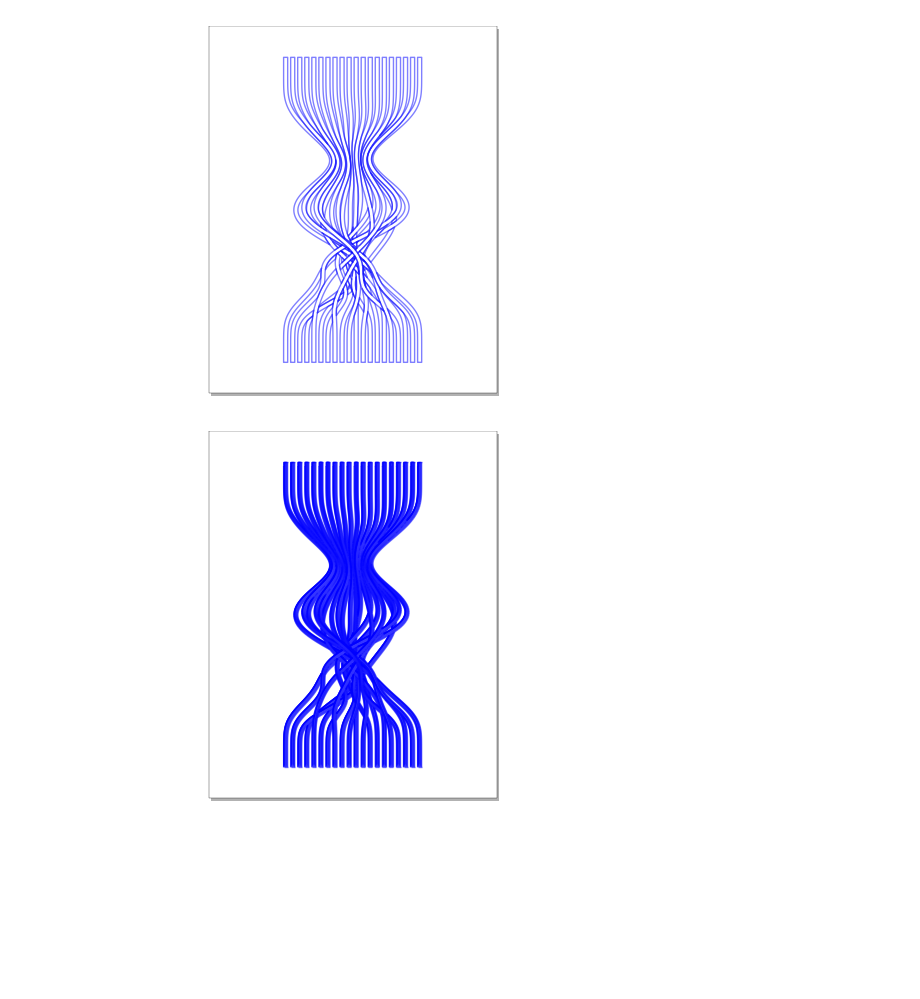
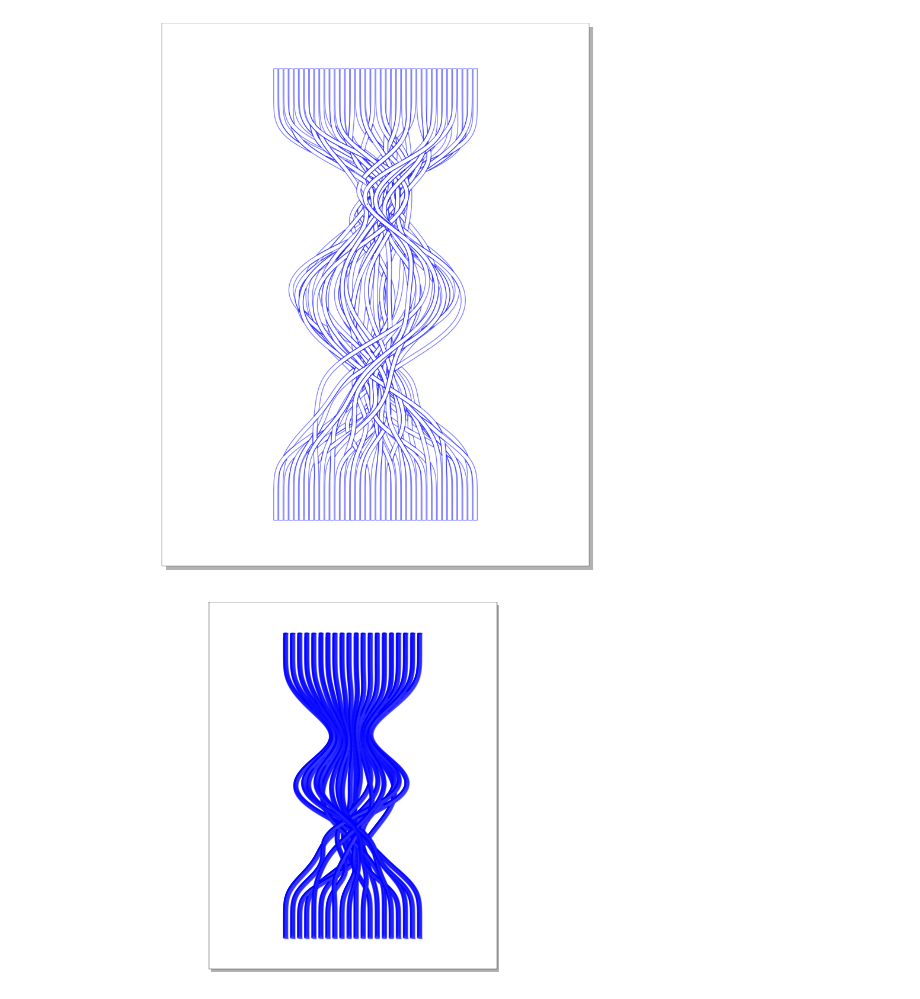
Before and after one commit to ANaka/brr, a Jupyter notebook: projects/dashing/dashing/20230401_weave.ipynb, the cells around one changed output. Saved outputs shown, nothing was run; the diff lists cells and outputs as text; code cells hidden in the pictures; blank space fills up the shorter version.

```diff
--- a/projects/dashing/dashing/20230401_weave.ipynb
+++ b/projects/dashing/dashing/20230401_weave.ipynb
@@ -60,7 +60,7 @@ des_xrange = (des_xmin, des_xmax)
 
 init_rel_xs = np.linspace(0, 1, n_lines)
 # %%
-def get_ctrl_pts(x):
+def get_ctrl_pts(x,):
     xs = [
         np.interp(x, [0, 1], [0, 1],),
         np.interp(x, [0, 1], [0, 1],),
@@ -76,26 +76,28 @@ def get_ctrl_pts(x):
         np.interp(x, [0, 1], [0, 1],),
         np.interp(x, [0, 1], [0, 1],),
 
-        np.interp(x, [0, 0.8], [0.2, 0.8],),
-        np.interp(x, [0, 0.8], [0.2, 0.8],),
-        np.interp(x, [0, 0.8], [0.2, 0.8],),
-        np.interp(x, [0.2, 1.2], [0.2, 0.8],),
-        np.interp(x, [0.2, 1.2], [0.2, 0.8],),
-        np.interp(x, [0.2, 1.2], [0.2, 0.8],),
-        np.interp(x, [0.3, 1.3],  [0.7, 0.2],),
-        np.interp(x, [0.3, 1.3],  [0.7, 0.2],),
-        np.interp(x, [0.3, 1.3],  [0.7, 0.2],),
-        np.interp(x, [0., 1.2], [0.2, 0.9],),
-        np.interp(x, [0., 1.2], [0.2, 0.9],),
-        np.interp(x, [0., 1.2], [0.2, 0.9],),
-        np.interp(x, [0, 1], [0, 1],),
-        np.interp(x, [0, 1], [0, 1],),
-        np.interp(x, [0, 1], [0, 1],),
+        np.random.uniform(-1, 2),
+        np.random.uniform(0, 2),
+        np.random.uniform(0, 2),
+        np.interp(x, [0, 1], [1, 0],),
+        np.random.uniform(0, 1),
+        np.random.uniform(0, 1),
+        np.random.uniform(0, 1),
+        np.interp(x, [0, 1], [1, 0],),
+        np.random.uniform(0, 1),
+        np.random.uniform(0, 1),
+        np.random.uniform(0, 1),
 
         np.interp(x, [0, 1], [0, 1],),
         np.interp(x, [0, 1], [0, 1],),
         np.interp(x, [0, 1], [0, 1],),
-
+        np.interp(x, [0, 1], [0, 1],),
+        np.interp(x, [0, 1], [0, 1],),
+        np.interp(x, [0, 1], [0, 1],),
+        np.interp(x, [0, 1], [0.2, 0.8],),
+        np.interp(x, [0, 1], [0, 1],),
+        np.interp(x, [0, 1], [0, 1],),
+        np.interp(x, [0, 1], [0, 1],),
         np.interp(x, [0, 1], [0, 1],),
         np.interp(x, [0, 1], [0, 1],),
         np.interp(x, [0, 1], [0, 1],),
@@ -151,5 +153,5 @@ sk.display()
 # %%
-buffed = [l.buffer(2, cap_style='square') for l in mls.geoms]
+buffed = [l.buffer(1.4, cap_style='square') for l in mls.geoms]
 # %%
 gdf = polys_to_gdf(buffed)
 disjoint = chunked_pairwise_partition_polygons(
@@ -251,14 +243,15 @@ ngdf = merge_disjoint_polys(disjoint)
 ngdf = ngdf.explode(index_parts=False).reset_index(drop=True)
 
 # clean up with closing + opening
-buffer_value = 0.01
+buffer_value = 1e-1
 ngdf.geometry = ngdf.buffer(buffer_value).buffer(-buffer_value)
 ngdf.geometry = ngdf.buffer(-buffer_value).buffer(buffer_value)
 ngdf = ngdf.explode(index_parts=False).reset_index(drop=True)
 # %%
 
 ngdf['area'] = ngdf.area
-idx = (ngdf.area > 1e-6) & ~ngdf.is_empty & (ngdf.geom_type == 'Polygon')
+idx = (ngdf.area > 1e-9) & ~ngdf.is_empty
+idx = idx & (ngdf.geom_type == 'Polygon')
 # idx = idx & ngdf.is_valid
 ngdf = ngdf[idx]
 
@@ -267,12 +260,12 @@ mls = merge_LineStrings(lss)
 # %%
 sk = vsketch.Vsketch()
 sk.scale('1mm')
 sk.penWidth('0.05mm')
 sk.size(paper.page_format_mm)
 sk.geometry(make_like(mls, drawbox))
-sk.display()
+sk.display(fig_size=(12,12))
 # %% [output]
-[figure, old version]
+[figure, new version]
 # %%
 sk.vpype('splitall linemerge linesort')
 # %%
```
Also changed, not shown: parts of 14 cells of this notebook, 1 other file.
